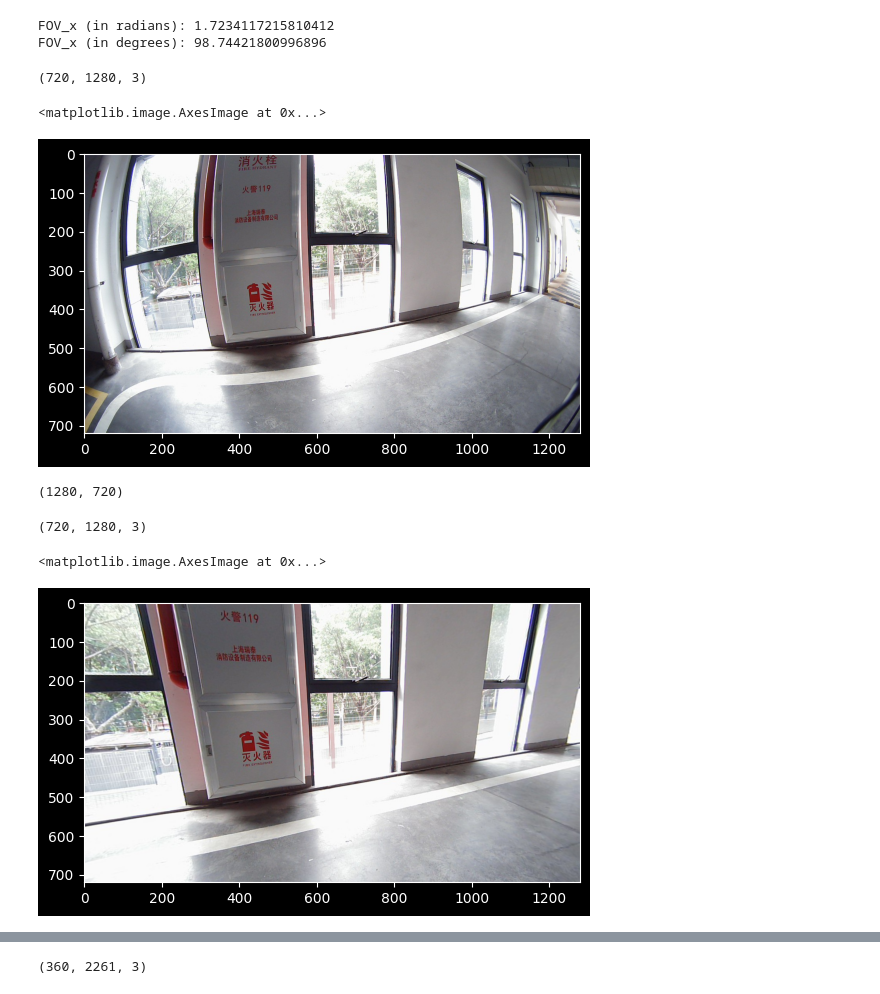
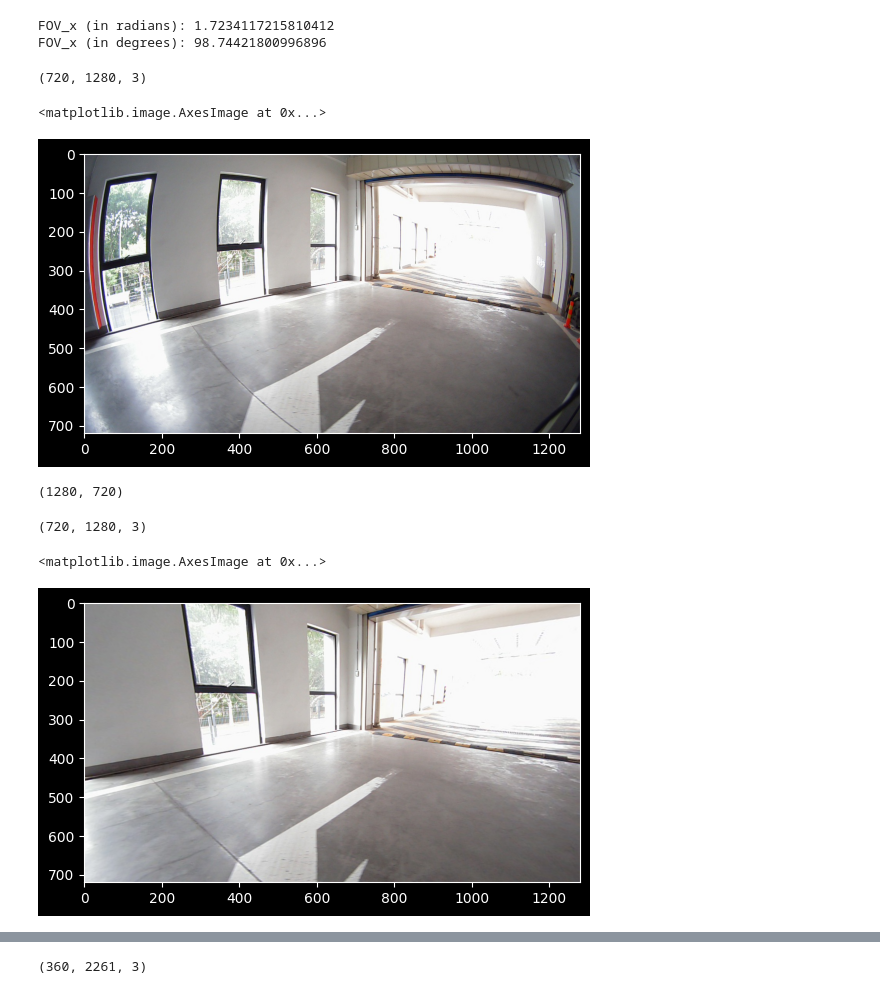
Before and after one commit to 2catycm/MyDepth, a Jupyter notebook: fisheye_test.ipynb, the cells around one changed output, grey strips where cells are left out. Cells and saved outputs as stored; diff of their text form; code cells hidden in the pictures.

```diff
--- a/fisheye_test.ipynb
+++ b/fisheye_test.ipynb
@@ -46,12 +46,13 @@ FOV_x (in radians): 1.7234117215810412
 FOV_x (in degrees): 98.74421800996896
 # %%
 img = cv2.imread((input_picture_directory/'img_0000.jpg').as_posix())
+img = cv2.imread((input_picture_directory/'img_0001.jpg').as_posix())
 print(img.shape)
 cv2_imshow(img)
 # %% [output]
 (720, 1280, 3)
 <matplotlib.image.AxesImage at 0x...>
-[figure, old version]
+[figure, new version]
 # %%
 img.shape
 # img.shape[1:-1:0]
@@ -80,7 +81,7 @@ cv2_imshow(undistorted_img)
 # %% [output]
 (720, 1280, 3)
 <matplotlib.image.AxesImage at 0x...>
-[figure, old version]
+[figure, new version]
 # %%
 # coordinates = np.zeros((int(wh[1]/1.5), int(wh[0]/1.5), 2), dtype=np.float32)
 # coordinates = np.zeros((int(wh[1]/1.2), int(wh[0]/1.2), 2), dtype=np.float32)
```
Also changed, not shown: parts of 2 cells of this notebook.
